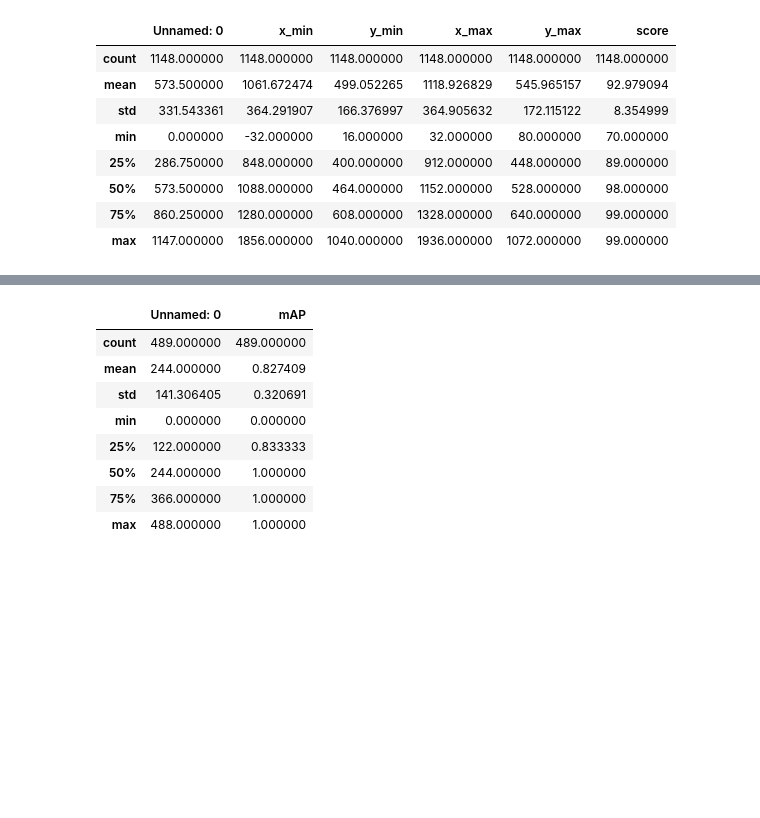
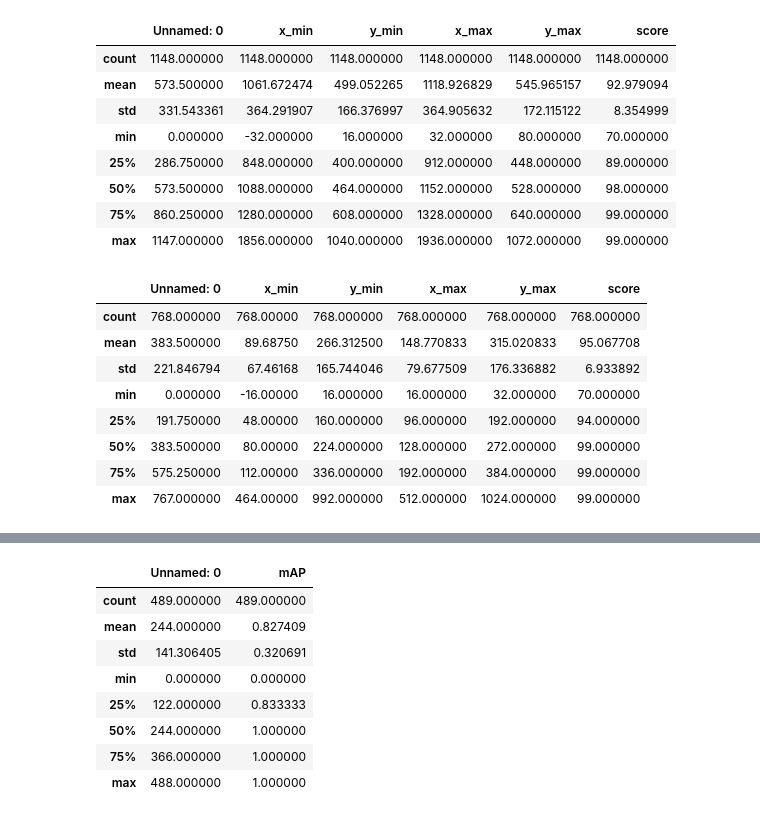
Before and after one commit to darkhorrow/semantic-segmentation-tgc, a Jupyter notebook: faster-rncc/MethodComparison.ipynb, the cells around one changed output, grey strips where cells are left out. Saved outputs shown, nothing was run; the diff lists cells and outputs as text; code cells hidden in the pictures; blank space fills up the shorter version.

```diff
--- a/faster-rncc/MethodComparison.ipynb
+++ b/faster-rncc/MethodComparison.ipynb
@@ -36,6 +44,18 @@ original_df.describe()
 | 50% | 573.500000 | 1088.000000 | 464.000000 | 1152.000000 | 528.000000 | 98.000000 |
 | 75% | 860.250000 | 1280.000000 | 608.000000 | 1328.000000 | 640.000000 | 99.000000 |
 | max | 1147.000000 | 1856.000000 | 1040.000000 | 1936.000000 | 1072.000000 | 99.000000 |
+# %%
+yolo_df.describe()
+# %% [output]
+|  | Unnamed: 0 | x_min | y_min | x_max | y_max | score |
+| count | 768.000000 | 768.00000 | 768.000000 | 768.000000 | 768.000000 | 768.000000 |
+| mean | 383.500000 | 89.68750 | 266.312500 | 148.770833 | 315.020833 | 95.067708 |
+| std | 221.846794 | 67.46168 | 165.744046 | 79.677509 | 176.336882 | 6.933892 |
+| min | 0.000000 | -16.00000 | 16.000000 | 16.000000 | 32.000000 | 70.000000 |
+| 25% | 191.750000 | 48.00000 | 160.000000 | 96.000000 | 192.000000 | 94.000000 |
+| 50% | 383.500000 | 80.00000 | 224.000000 | 128.000000 | 272.000000 | 99.000000 |
+| 75% | 575.250000 | 112.00000 | 336.000000 | 192.000000 | 384.000000 | 99.000000 |
+| max | 767.000000 | 464.00000 | 992.000000 | 512.000000 | 1024.000000 | 99.000000 |
 # %%
 crop_df.describe()
 # %% [output]
```
Also changed, not shown: parts of 6 cells of this notebook.
